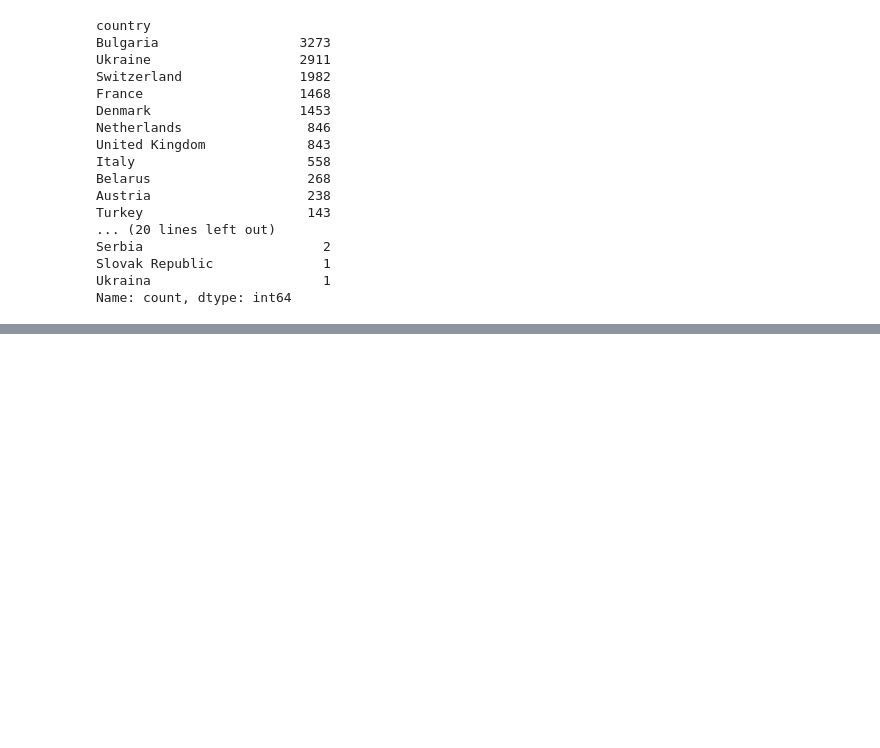
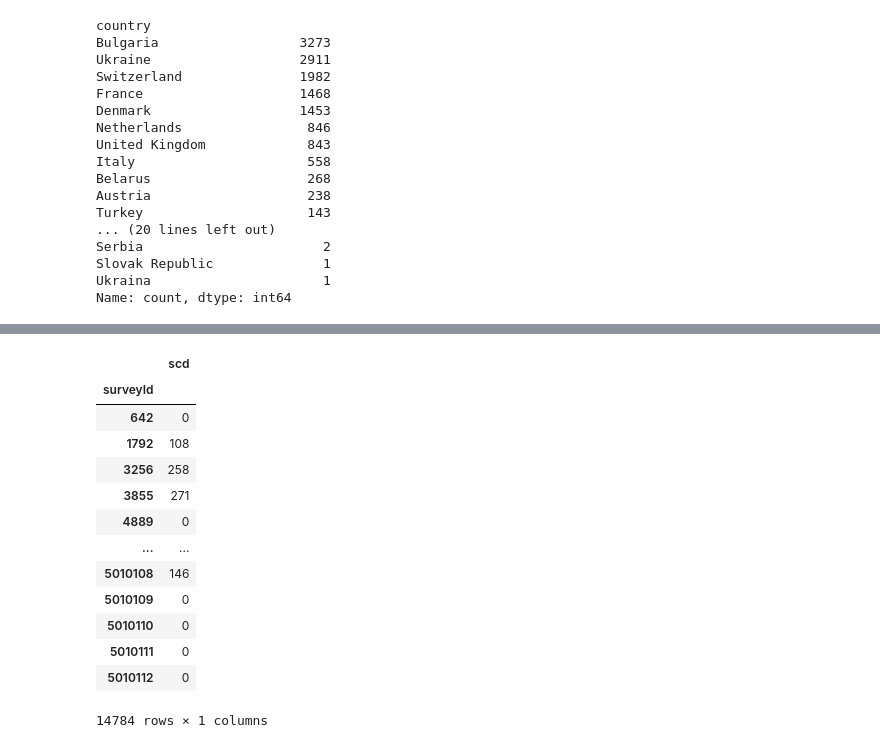
Before and after one commit to gtikhonov/geolifeclef, a Jupyter notebook: preprocess/exploration.ipynb, the cells around one changed output, grey strips where cells are left out. Saved outputs shown, nothing was run; the diff lists cells and outputs as text; code cells hidden in the pictures; blank space fills up the shorter version.

```diff
--- a/preprocess/exploration.ipynb
+++ b/preprocess/exploration.ipynb
@@ -796,0 +826,18 @@ Name: count, dtype: int64
+# %%
+test_snow = pd.read_csv(os.path.join(path_data, "EnvironmentalValues", "chelsa_snow", "pa_test_snowcover_chelsa_scd.csv"), index_col=0).sort_index()
+test_snow
+# %% [output]
+|  | scd |
+| surveyId |  |
+| 642 | 0 |
+| 1792 | 108 |
+| 3256 | 258 |
+| 3855 | 271 |
+| 4889 | 0 |
+| ... | ... |
+| 5010108 | 146 |
+| 5010109 | 0 |
+| 5010110 | 0 |
+| 5010111 | 0 |
+| 5010112 | 0 |
+14784 rows × 1 columns
```
Also changed, not shown: parts of 4 cells of this notebook, 1 other file.
